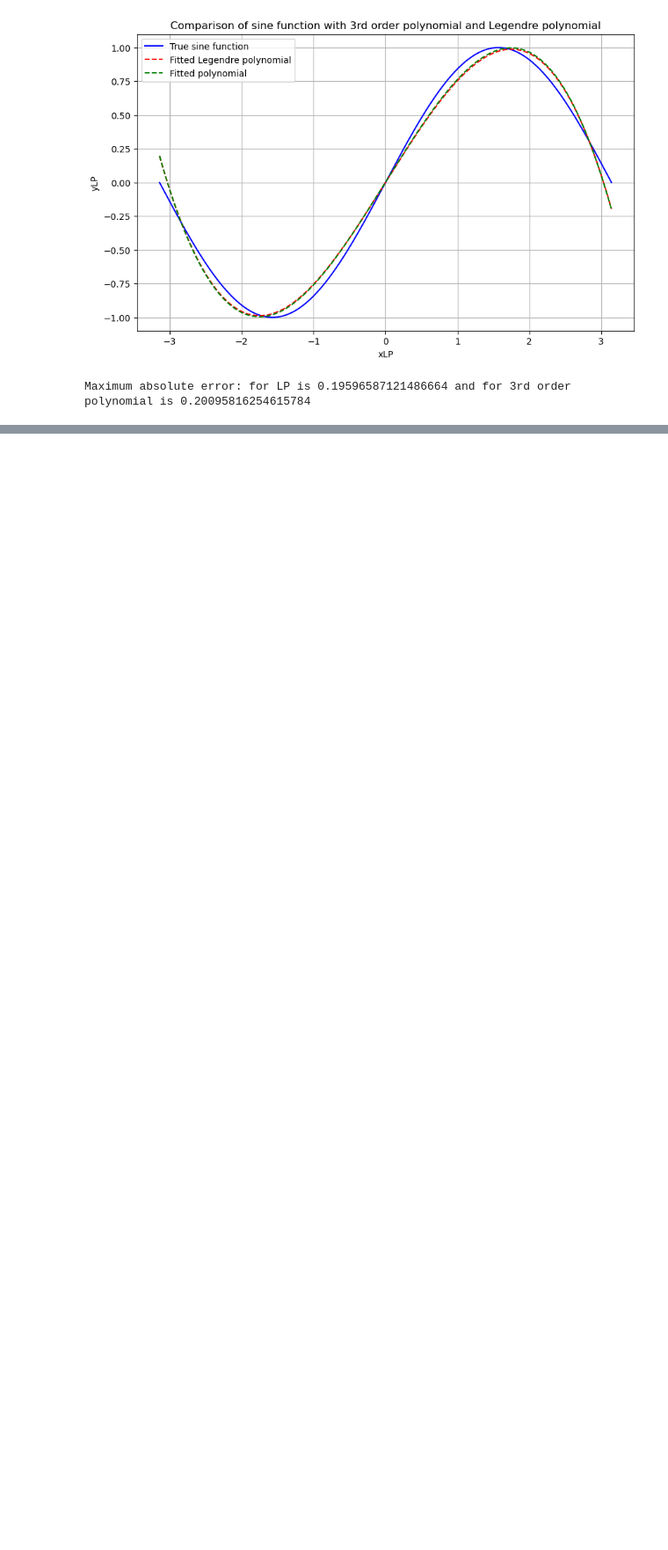
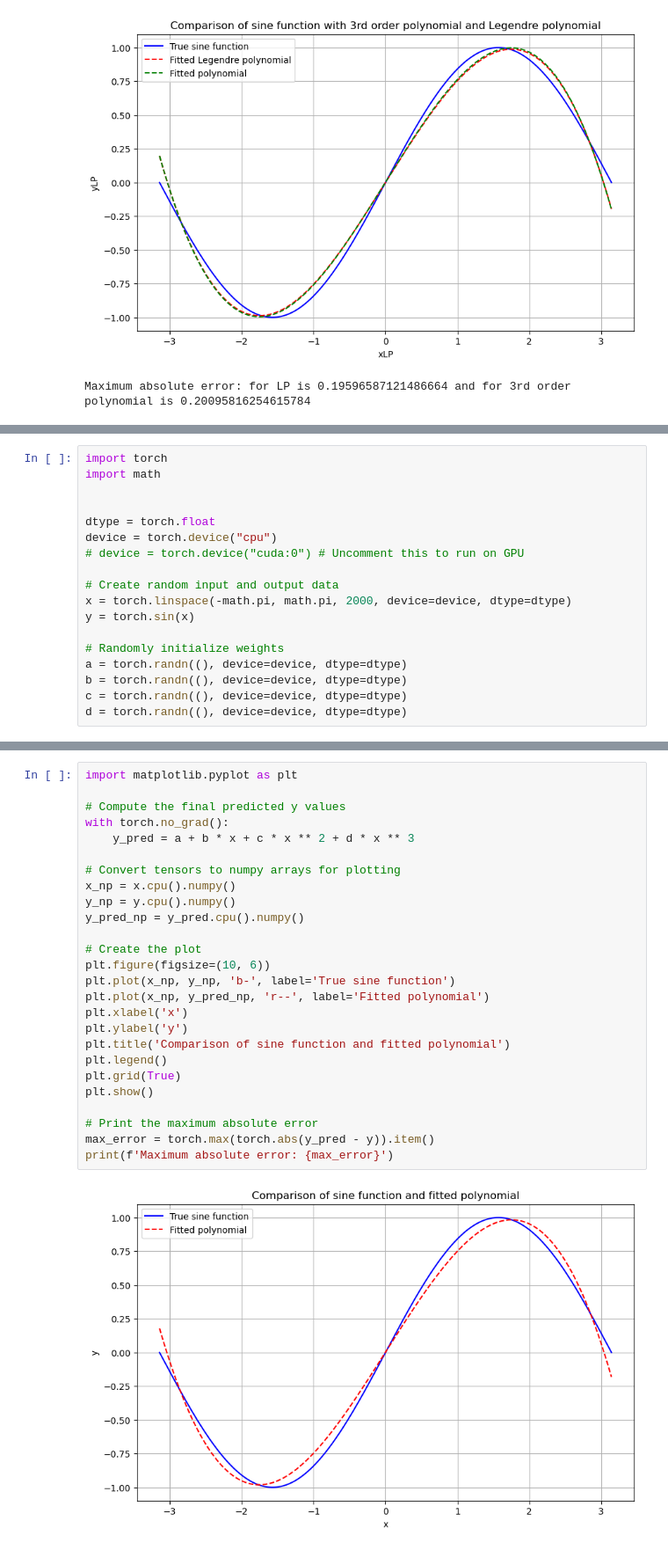
Before and after one commit to AnjaliML/ML101, a Jupyter notebook: predictingSinX.ipynb, the cells around one changed output, grey strips where cells are left out. Shown: that part at 88% size. Saved outputs shown, nothing was run; the diff lists cells and outputs as text; blank space fills up the shorter version.

```diff
--- a/predictingSinX.ipynb
+++ b/predictingSinX.ipynb
@@ -388,0 +448,18 @@ Maximum absolute error: for LP is 0.19596587121486664 and for 3rd order polynomi
+# %%
+import torch
+import math
+
+
+dtype = torch.float
+device = torch.device("cpu")
+# device = torch.device("cuda:0") # Uncomment this to run on GPU
+
+# Create random input and output data
+x = torch.linspace(-math.pi, math.pi, 2000, device=device, dtype=dtype)
+y = torch.sin(x)
+
+# Randomly initialize weights
+a = torch.randn((), device=device, dtype=dtype)
+b = torch.randn((), device=device, dtype=dtype)
+c = torch.randn((), device=device, dtype=dtype)
+d = torch.randn((), device=device, dtype=dtype)
@@ -388,0 +510,28 @@ Maximum absolute error: for LP is 0.19596587121486664 and for 3rd order polynomi
+# %%
+import matplotlib.pyplot as plt
+
+# Compute the final predicted y values
+with torch.no_grad():
+    y_pred = a + b * x + c * x ** 2 + d * x ** 3
+
+# Convert tensors to numpy arrays for plotting
+x_np = x.cpu().numpy()
+y_np = y.cpu().numpy()
+y_pred_np = y_pred.cpu().numpy()
+
+# Create the plot
+plt.figure(figsize=(10, 6))
+plt.plot(x_np, y_np, 'b-', label='True sine function')
+plt.plot(x_np, y_pred_np, 'r--', label='Fitted polynomial')
+plt.xlabel('x')
+plt.ylabel('y')
+plt.title('Comparison of sine function and fitted polynomial')
+plt.legend()
+plt.grid(True)
+plt.show()
+
+# Print the maximum absolute error
+max_error = torch.max(torch.abs(y_pred - y)).item()
+print(f'Maximum absolute error: {max_error}')
+# %% [output]
+[figure, added]
```
Also changed, not shown: parts of 9 cells of this notebook.
